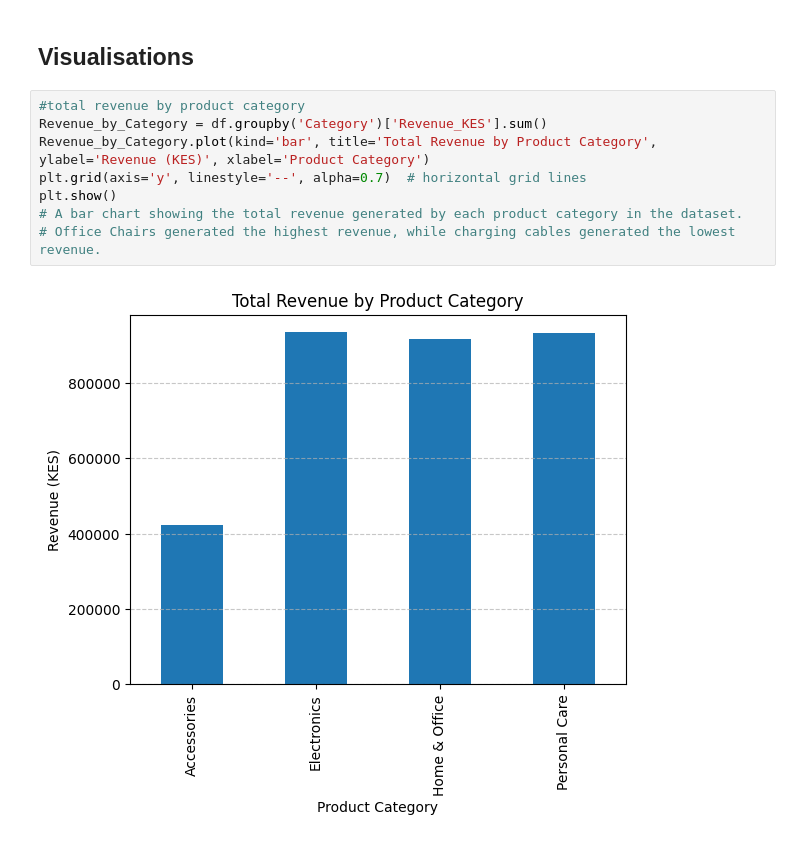
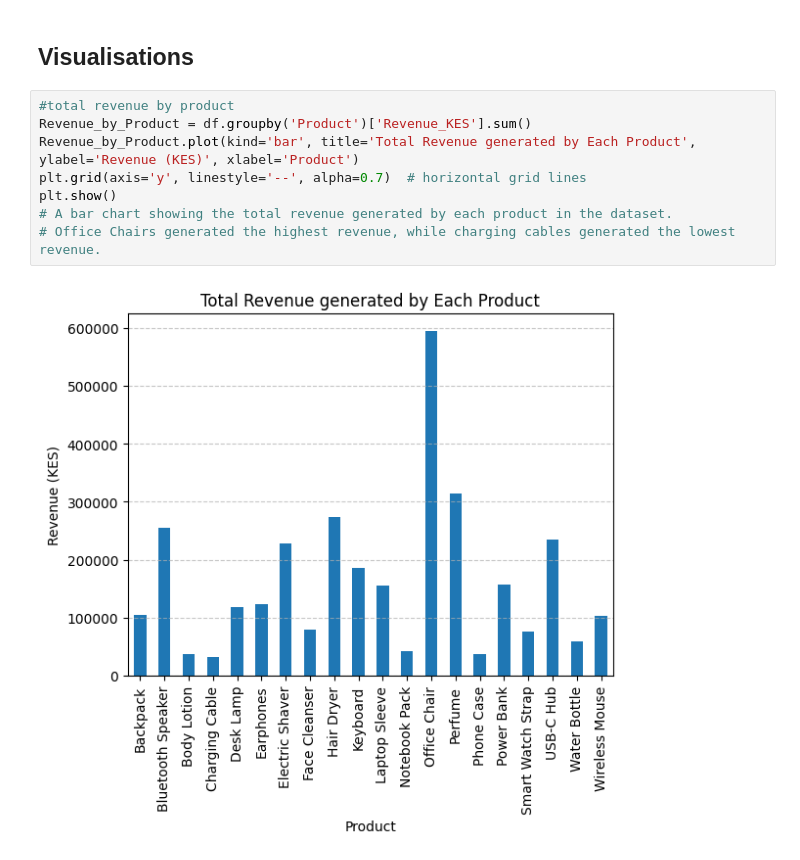
Before and after one commit to lyosticles/DSA2050A-week1-673396, a Jupyter notebook: notebook/week1-analysis.ipynb, the cells around one changed output. Saved outputs shown, nothing was run; the diff lists cells and outputs as text.

Commit message:
Edited and improved visualizations and added comments to the analysis notebook for clarity.

```diff
--- a/notebook/week1-analysis.ipynb
+++ b/notebook/week1-analysis.ipynb
@@ -68,15 +68,15 @@ Average Revenue per Transaction: KSH 10688.166666666666
 # %% [markdown]
 ## Visualisations
 # %%
-#total revenue by product category
-Revenue_by_Category = df.groupby('Category')['Revenue_KES'].sum()
-Revenue_by_Category.plot(kind='bar', title='Total Revenue by Product Category', ylabel='Revenue (KES)', xlabel='Product Category')
+#total revenue by product
+Revenue_by_Product = df.groupby('Product')['Revenue_KES'].sum()
+Revenue_by_Product.plot(kind='bar', title='Total Revenue generated by Each Product', ylabel='Revenue (KES)', xlabel='Product')
 plt.grid(axis='y', linestyle='--', alpha=0.7)  # horizontal grid lines
 plt.show()
-# A bar chart showing the total revenue generated by each product category in the dataset.
+# A bar chart showing the total revenue generated by each product in the dataset.
 # Office Chairs generated the highest revenue, while charging cables generated the lowest revenue.
 # %% [output]
-[figure, old version]
+[figure, new version]
 # %%
 #total revenue by Region
 Revenue_by_Region = df.groupby('Region')['Revenue_KES'].sum()
```
Also changed, not shown: parts of 2 cells of this notebook.
